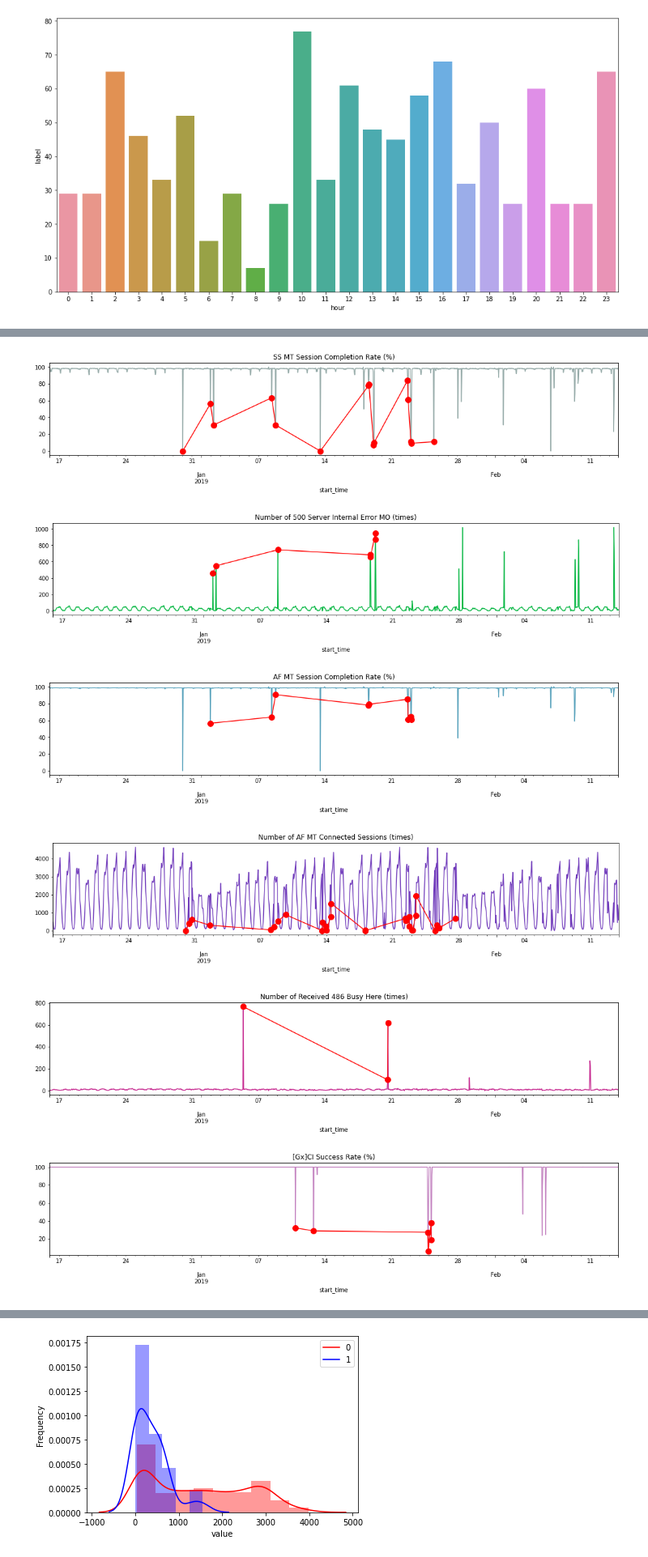
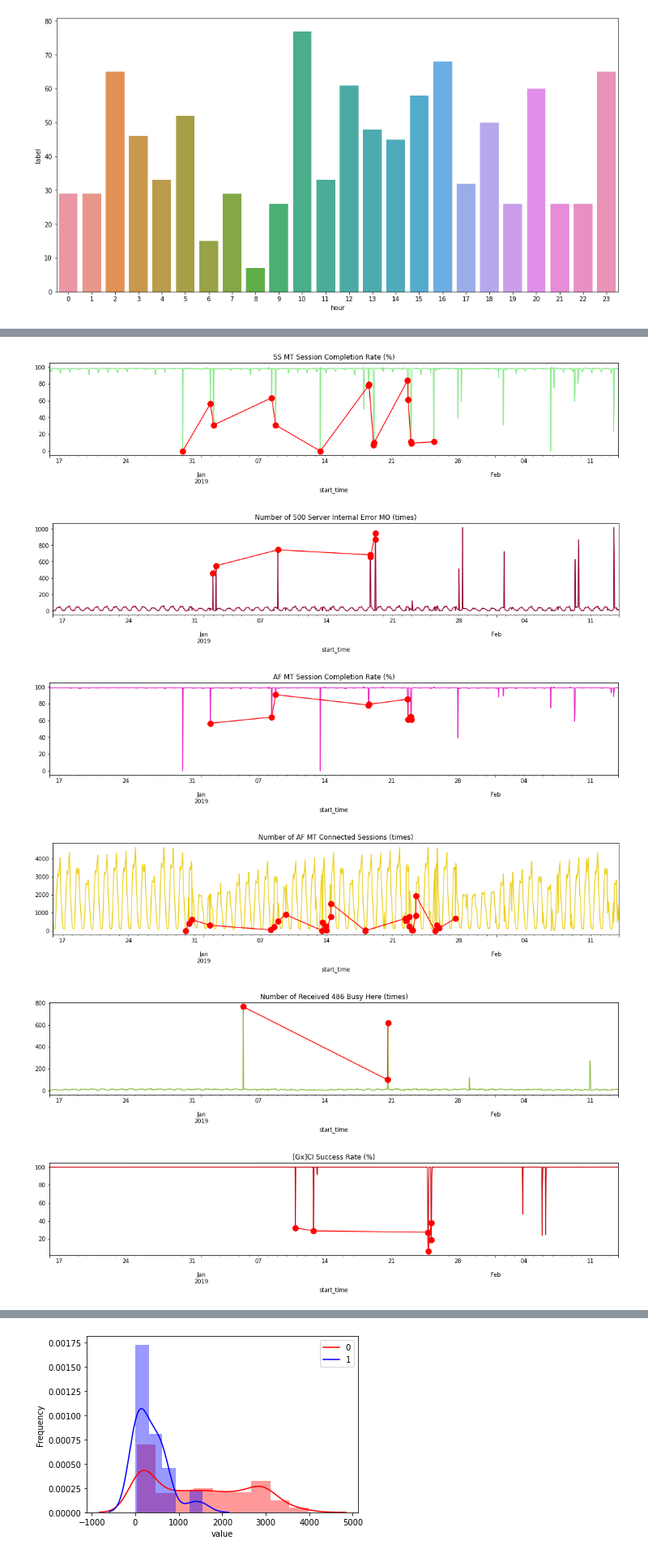
Before and after one commit to abuxliu/Anomaly-Detection, a Jupyter notebook: anomaly_detection.ipynb, the cells around one changed output, grey strips where cells are left out. Shown at 81% size. Cells and saved outputs as stored; diff of their text form; code cells hidden in the pictures.

```diff
--- a/anomaly_detection.ipynb
+++ b/anomaly_detection.ipynb
@@ -26,0 +64,2 @@ df = df.reset_index()
+# %%
+df['weekend']=((df['weekday']==6)|(df['weekday']==0)).astype(int)
@@ -27,12 +86,4 @@ df = df.reset_index()
 # %%
-# 转换为标准时间格式并提取时间特征
-df['start_time']=pd.to_datetime(df['start_time'])
-df['weekday']=df['start_time'].dt.weekday
-df['hour']=df['start_time'].dt.hour
-df['weekend']=(df['weekday']>5).astype(int)
-df['daylight']=((df['hour'] >= 20) | (df['hour'] <= 7)).astype(int)
-df['value']=pd.to_numeric(df['value'],errors='coerce')
-df['value']=df['value'].fillna(method='bfill')
-# 把ID特征转换为数值型
+from sklearn.preprocessing import LabelEncoder
 le=LabelEncoder()
 df['kpi_id']=le.fit_transform(df['kpi'])
@@ -62,20 +126,20 @@ plt.show()
 # %%
-# 时间序列可视化
-for cc in ['Number of Answered Sessions After Domain Selection (times)',
-           'Mean Duration from Originating to Ringing of SS MO Sessions (ms)',
-           'SS MT Session Completion Rate (%)',
-           'Number of 500 Server Internal Error MO (times)',
-           'AF MT Session Completion Rate (%)',
-           'Number of AF MT Connected Sessions (times)',
-           'Number of Received 486 Busy Here (times)',
-           '[Gx]CI Success Rate (%)' ]:
-    dd=df[(df['kpi']==cc)]#.iloc[0:672]  #可选择查看全部序列或某一段
+import numpy as np
+for i in ['Number of Answered Sessions After Domain Selection (times)',
+          'Mean Duration from Originating to Ringing of SS MO Sessions (ms)',
+          'SS MT Session Completion Rate (%)',
+          'Number of 500 Server Internal Error MO (times)',
+          'AF MT Session Completion Rate (%)',
+          'Number of AF MT Connected Sessions (times)',
+          'Number of Received 486 Busy Here (times)',
+          '[Gx]CI Success Rate (%)']:
+    dd=df[(df['kpi']==i)]
     dd.sort_values(['start_time'],inplace=True)
     dd.set_index('start_time',inplace=True)
     anomalies=dd[dd['label']==1]
 
     fig=plt.figure(figsize=(18,3))
     fig=dd['value'].rolling(1).mean().plot(c=np.random.rand(3,))
-    fig=anomalies['value'].rolling(1).mean().plot( color='red', marker='o',markersize=10)
-    fig=plt.title(cc)
+    fig=anomalies['value'].rolling(1).mean().plot(color='red', marker='o',markersize=10)
+    fig=plt.title(i)
 # %% [output]
@@ -84,6 +148,6 @@ for cc in ['Number of Answered Sessions After Domain Selection (times)',
-[figure, old version]
+[figure, new version]
-[figure, old version]
+[figure, new version]
-[figure, old version]
+[figure, new version]
-[figure, old version]
+[figure, new version]
-[figure, old version]
+[figure, new version]
-[figure, old version]
+[figure, new version]
```
Also changed, not shown: parts of 122 cells of this notebook, 4 other files.
